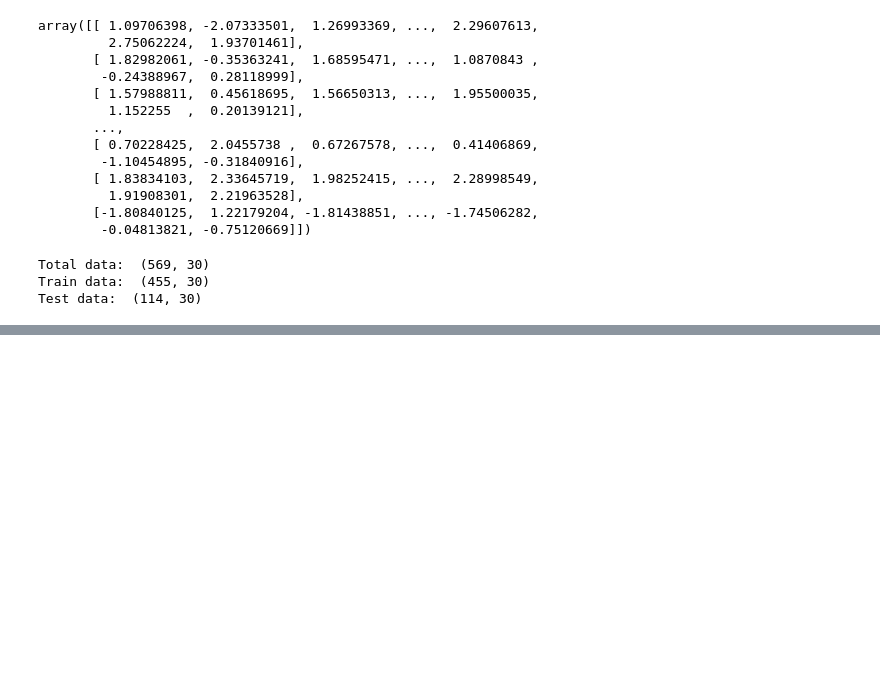
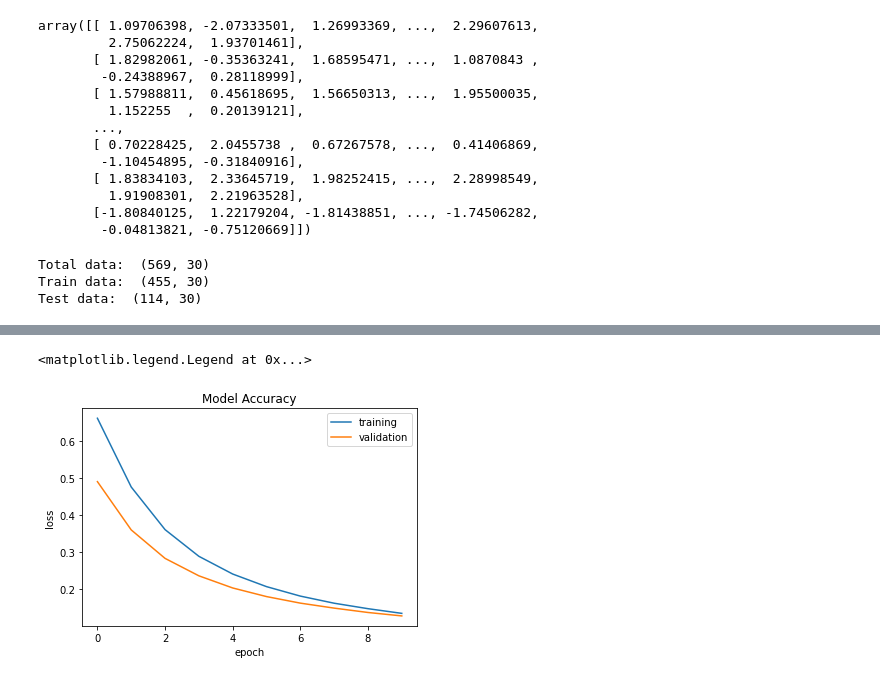
Before and after one commit to Shivansh20128/Housing_Price_Prediction, a Jupyter notebook: Breast-Cancer_Classifier-NN/script.ipynb, the cells around one changed output, grey strips where cells are left out. Cells and saved outputs as stored; diff of their text form; code cells hidden in the pictures; blank space fills up the shorter version.

```diff
--- a/Breast-Cancer_Classifier-NN/script.ipynb
+++ b/Breast-Cancer_Classifier-NN/script.ipynb
@@ -126,0 +174,12 @@ Test data:  (114, 30)
+# %%
+plt.plot(model_trained.history["loss"])
+plt.plot(model_trained.history["val_loss"])
+
+plt.title("Model Accuracy")
+plt.ylabel("loss")
+plt.xlabel("epoch")
+
+plt.legend(["training", "validation"], loc = "upper right")
+# %% [output]
+<matplotlib.legend.Legend at 0x...>
+[figure, added]
```
Also changed, not shown: parts of 11 cells of this notebook.
